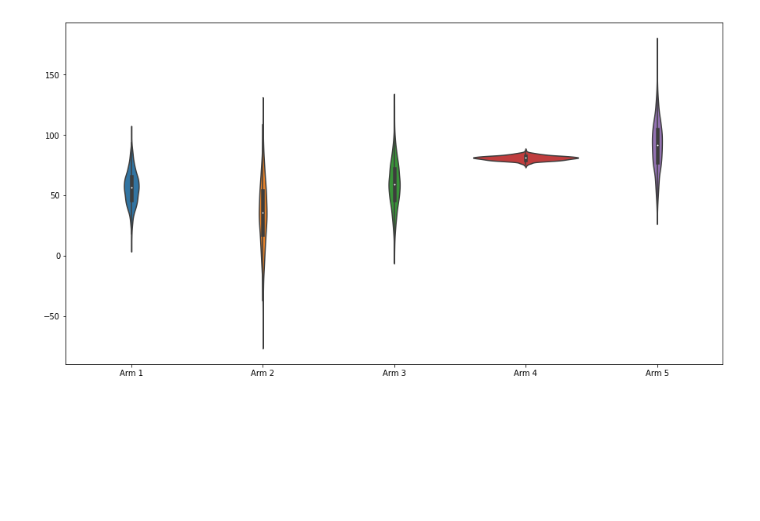
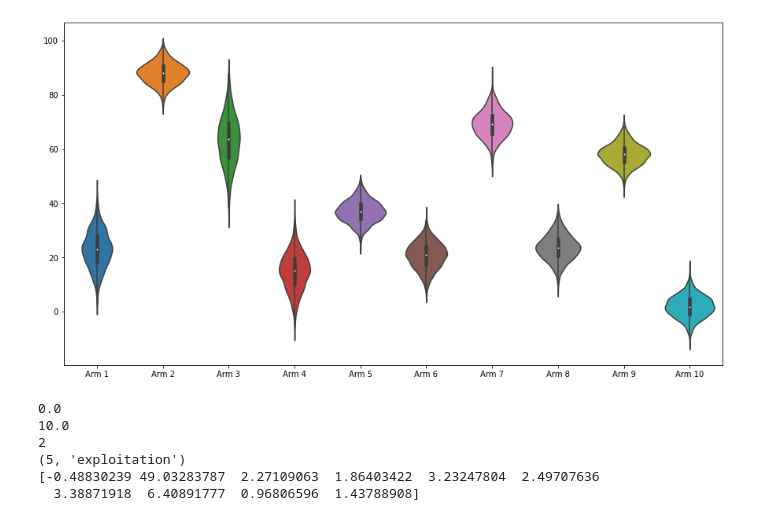
Before and after one commit to pprestridge/SuttonBartoRL, a Jupyter notebook: kArmBandit/kArmBandit.ipynb, the cells around one changed output. Cells and saved outputs as stored; diff of their text form; code cells hidden in the pictures; blank space fills up the shorter version.

Commit message:
Added: class Bandit class EGreedyAgent

```diff
--- a/kArmBandit/kArmBandit.ipynb
+++ b/kArmBandit/kArmBandit.ipynb
@@ -18,7 +18,7 @@ class Bandit():
         #Means[0,100]
         self.means = list(np.random.randint(low=0, high=100, size=arms))
         #Standard Deviation [0.1,5]
-        self.stdev = list(np.random.randint(low=1, high=30, size=arms))
+        self.stdev = list(np.random.randint(low=1, high=10, size=arms))
 
     # Update k distribution parameters
     def updateDistributions():
@@ -39,23 +39,23 @@ def banditDistributionPlot(bandit):
     Visualize the bandit arm distribution with a violin plot
     """
 
-    #Define shape and metrics of sampling
+    # Define shape and metrics of sampling
     ARMS = len(bandit.means)
     N = 1000
     valueArray = np.zeros((N,ARMS))
 
 
-    #Generate Entries
+    # Generate Entries
     for i in range(ARMS):
         for j in range(N):
             valueArray[j,i] = bandit.pull(i)
 
-    #Plot
+    # Plot
     valueDF = pd.DataFrame(valueArray, columns=["Arm "+ str(i) for i in range(1, ARMS+1)])
     ax = plt.figure(figsize=(15,8))
     ax = sns.violinplot(data = valueDF)
 # %%
-bandit = Bandit(5)
+bandit = Bandit(10)
 banditDistributionPlot(bandit)
 # %% [output]
-[figure, old version]
+[figure, new version]
@@ -61,0 +115,28 @@ banditDistributionPlot(bandit)
+# %%
+agent = EGreedyAgent(0.2, 10)
+
+# Check updatePolicy
+print(agent.Ereward[5])
+agent.updatePolicy(10, 5)
+agent.updatePolicy(10, 5)
+print(agent.Ereward[5])
+print(agent.count)
+
+# Check policy
+#agent.Ereward[5]=10
+arm = agent.policy()
+print(arm)
+
+# Check run
+agent = EGreedyAgent(0.1, 10)
+bandit = Bandit(10)
+output = agent.run(bandit, 10000)
+val =1
+print(agent.Ereward)
+# %% [output]
+0.0
+10.0
+2
+(5, 'exploitation')
+[-0.48830239 49.03283787  2.27109063  1.86403422  3.23247804  2.49707636
+  3.38871918  6.40891777  0.96806596  1.43788908]
```
Also changed, not shown: parts of 1 cell of this notebook.
